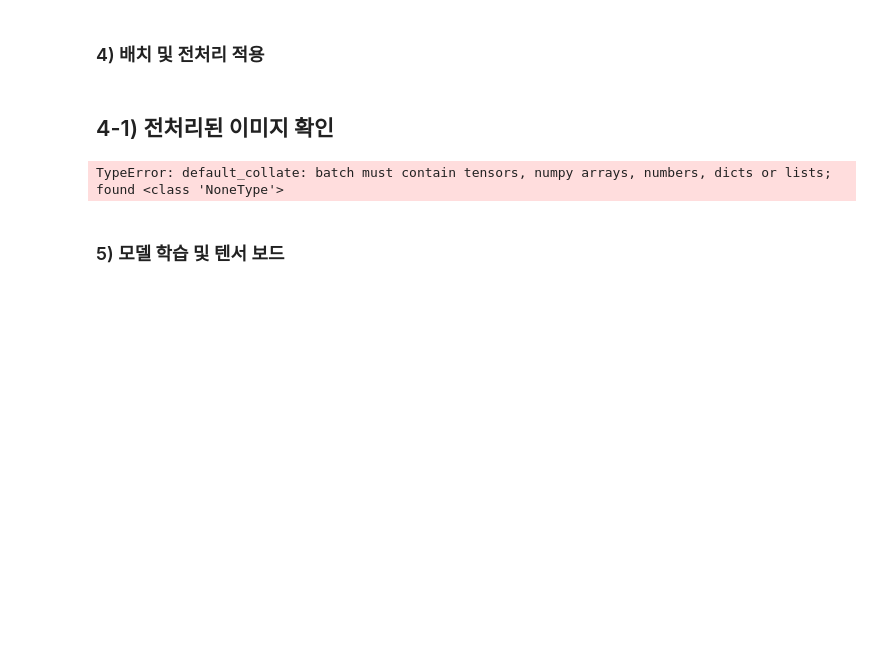
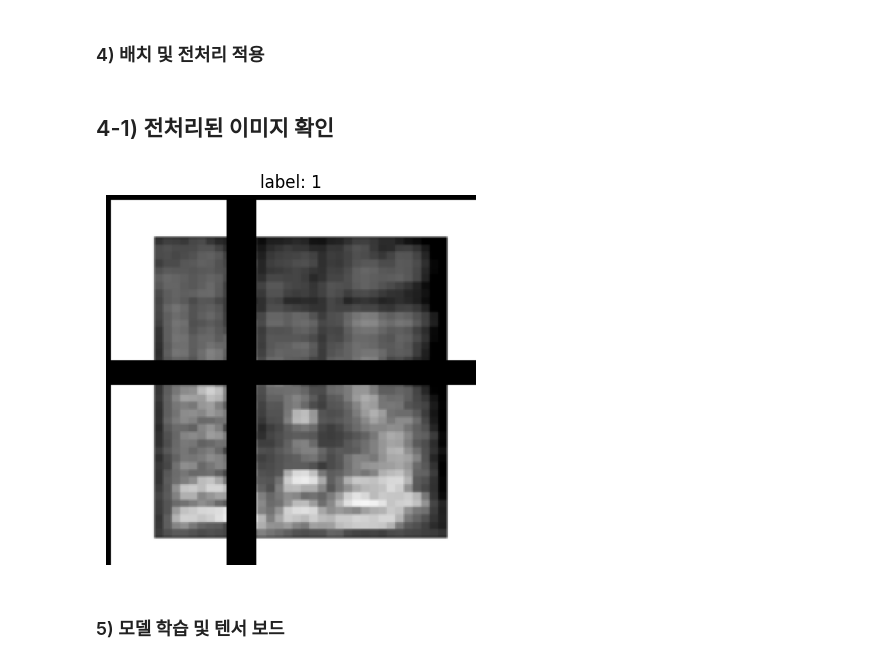
Before and after one commit to LonerStayle/aug-08month_project5, a Jupyter notebook: jin_sup/lab_start.ipynb, the cells around one changed output. Saved outputs shown, nothing was run; the diff lists cells and outputs as text; code cells hidden in the pictures; blank space fills up the shorter version.

```diff
--- a/jin_sup/lab_start.ipynb
+++ b/jin_sup/lab_start.ipynb
@@ -173,13 +96,13 @@ test_dl  = DataLoader(MelPitchDataset(X_test,y_test), batch_size=BATCH)
 # %% [markdown]
 ### 3) 학습, 검증 데이터 분류
 # %%
-# from sklearn.model_selection import train_test_split
-# from torch.utils.data import Dataset, DataLoader
+from sklearn.model_selection import train_test_split
+from torch.utils.data import Dataset, DataLoader
 
-# y_all = list(map(parse_label_idx, all_full_paths))
-# X_train, X_test, y_train, y_test = train_test_split(
-#     all_full_paths, y_all, test_size=0.2, stratify=y_all, random_state=42
-# )
+y_all = list(map(parse_label_idx, all_full_paths))
+X_train, X_test, y_train, y_test = train_test_split(
+    all_full_paths, y_all, test_size=0.2, stratify=y_all, random_state=42
+)
 # %% [markdown]
 ### 4) 배치 및 전처리 적용
 # %%
@@ -219,36 +140,36 @@ test_dl  = DataLoader(MelPitchDataset(X_test,y_test), batch_size=BATCH)
 # %% [markdown]
 ## 4-1) 전처리된 이미지 확인
 # %%
-# import random
-# import matplotlib.pyplot as plt
+import random
+import matplotlib.pyplot as plt
 
-# def denorm(t):
-#     mean = torch.tensor(ImageVariable.MEAN).view(-1,1,1)
-#     std  = torch.tensor(ImageVariable.STD).view(-1,1,1)
-#     return t * std + mean
+def denorm(t):
+    mean = torch.tensor(ImageVariable.MEAN).view(-1,1,1)
+    std  = torch.tensor(ImageVariable.STD).view(-1,1,1)
+    return t * std + mean
 
-# # DataLoader에서 배치 하나 뽑기
-# batch = next(iter(X_train_dl))   # (x, label) 반환한다고 가정
-# images, labels = batch
+# DataLoader에서 배치 하나 뽑기
+batch = next(iter(X_train_dl))   # (x, label) 반환한다고 가정
+images, labels = batch
 
-# # 배치에서 랜덤 인덱스 뽑기
-# idx = random.randint(0, images.size(0)-1)
-# img = images[idx]   # [C,H,W]
-# label = labels[idx]
+# 배치에서 랜덤 인덱스 뽑기
+idx = random.randint(0, images.size(0)-1)
+img = images[idx]   # [C,H,W]
+label = labels[idx]
 
-# # denorm 후 디스플레이
-# img_denorm = denorm(img.clone())
+# denorm 후 디스플레이
+img_denorm = denorm(img.clone())
 
-# if img_denorm.shape[0] == 1:
-#     plt.imshow(img_denorm.squeeze(0).cpu().numpy(), cmap="gray")
-# else:
-#     plt.imshow(img_denorm.permute(1,2,0).cpu().numpy())
+if img_denorm.shape[0] == 1:
+    plt.imshow(img_denorm.squeeze(0).cpu().numpy(), cmap="gray")
+else:
+    plt.imshow(img_denorm.permute(1,2,0).cpu().numpy())
 
-# plt.title(f"label: {label.item()}")
-# plt.axis("off")
-# plt.show()
+plt.title(f"label: {label.item()}")
+plt.axis("off")
+plt.show()
 # %% [output]
-TypeError: default_collate: batch must contain tensors, numpy arrays, numbers, dicts or lists; found <class 'NoneType'>
+[figure, added]
 # %% [markdown]
 ### 5) 모델 학습 및 텐서 보드
 # %%
```
Also changed, not shown: parts of 8 cells of this notebook, 44 other files.
